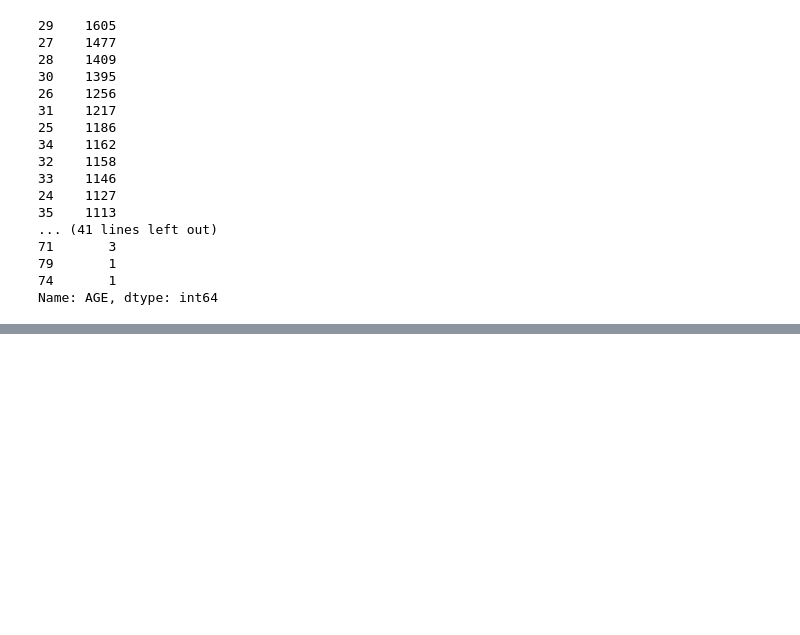
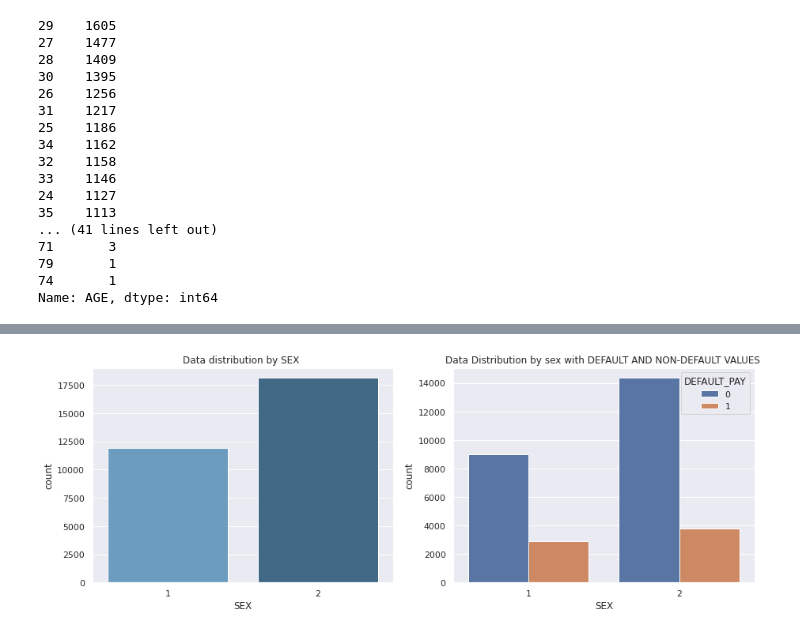
Before and after one commit to shivansh9770/Credit-Card-Default-Prediction, a Jupyter notebook: Credit_Card_Default_Prediction_Capstone_Project.ipynb, the cells around one changed output, grey strips where cells are left out. Cells and saved outputs as stored; diff of their text form; code cells hidden in the pictures; blank space fills up the shorter version.

```diff
--- a/Credit_Card_Default_Prediction_Capstone_Project.ipynb
+++ b/Credit_Card_Default_Prediction_Capstone_Project.ipynb
@@ -301,0 +411,9 @@ Name: AGE, dtype: int64
+# %%
+fig, axs = plt.subplots(1,2, figsize=(15,5))
+#this graph represtent the distribution of sex
+sns.countplot(x="SEX",ax=axs[0],palette="Blues_d", data=data_df).set(title='Data distribution by SEX ')
+#this graph represtent the number of default and non-default values
+sns.countplot(x="SEX", hue="DEFAULT_PAY",ax=axs[1], data=data_df).set(title='Data Distribution by sex with DEFAULT AND NON-DEFAULT VALUES ')
+plt.show()
+# %% [output]
+[figure, added]
```
Also changed, not shown: parts of 30 cells of this notebook.
